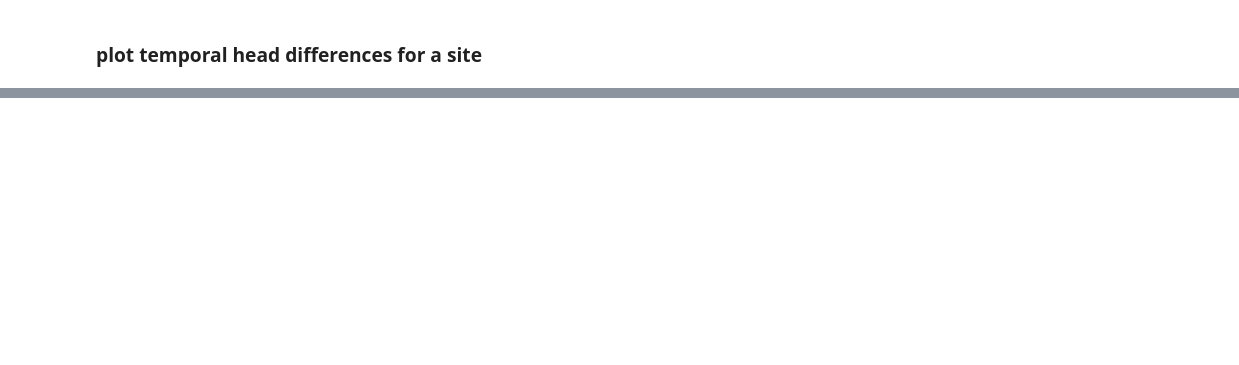
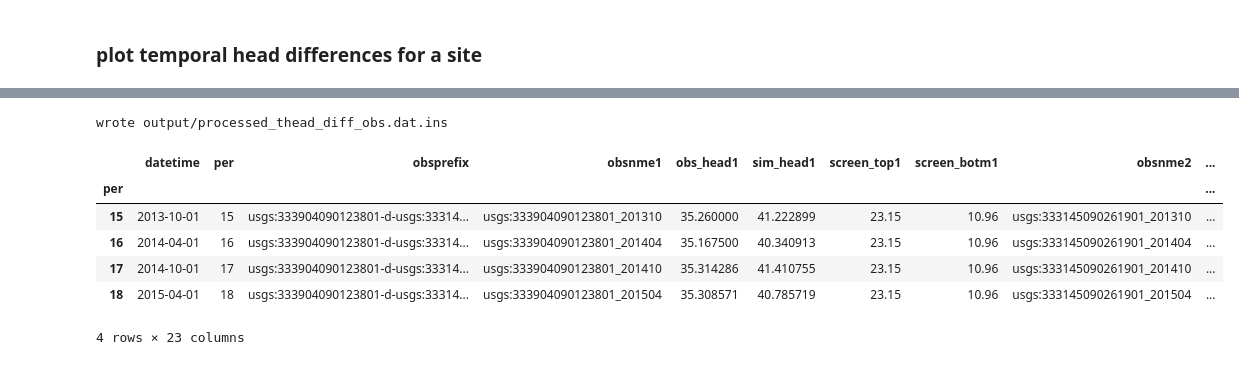
Before and after one commit to aleaf/modflow-obs, a Jupyter notebook: docs/source/notebooks/Example.ipynb, the cells around one changed output, grey strips where cells are left out. Drawn from its saved outputs; the diff is of its cells as text; code cells hidden in the pictures; blank space fills up the shorter version.

```diff
--- a/docs/source/notebooks/Example.ipynb
+++ b/docs/source/notebooks/Example.ipynb
@@ -239,0 +248,24 @@ Text(0, 0.5, 'Head change, in meters')
+# %%
+from mfobs.heads import get_spatial_head_differences
+
+head_difference_sites = {'usgs:333904090123801':  # well in money, ms
+                         'usgs:333145090261901'  # well approx. 15 mi southwest in cone of depression
+                             }
+
+shead_diffs = get_spatial_head_differences(base_obs,
+                                           perioddata,
+                                           head_difference_sites=head_difference_sites,
+                                           write_ins=True,
+                                           outfile=output_folder / 'processed_thead_diff_obs.dat')
+# %% [output]
+wrote output/processed_thead_diff_obs.dat.ins
+# %%
+shead_diffs.head()
+# %% [output]
+|  | datetime | per | obsprefix | obsnme1 | obs_head1 | sim_head1 | screen_top1 | screen_botm1 | obsnme2 | ... |
+| per |  |  |  |  |  |  |  |  |  | ... |
+| 15 | 2013-10-01 | 15 | usgs:333904090123801-d-usgs:33314... | usgs:333904090123801_201310 | 35.260000 | 41.222899 | 23.15 | 10.96 | usgs:333145090261901_201310 | ... |
+| 16 | 2014-04-01 | 16 | usgs:333904090123801-d-usgs:33314... | usgs:333904090123801_201404 | 35.167500 | 40.340913 | 23.15 | 10.96 | usgs:333145090261901_201404 | ... |
+| 17 | 2014-10-01 | 17 | usgs:333904090123801-d-usgs:33314... | usgs:333904090123801_201410 | 35.314286 | 41.410755 | 23.15 | 10.96 | usgs:333145090261901_201410 | ... |
+| 18 | 2015-04-01 | 18 | usgs:333904090123801-d-usgs:33314... | usgs:333904090123801_201504 | 35.308571 | 40.785719 | 23.15 | 10.96 | usgs:333145090261901_201504 | ... |
+4 rows × 23 columns
```
Also changed, not shown: parts of 8 cells of this notebook, 5 other files.
